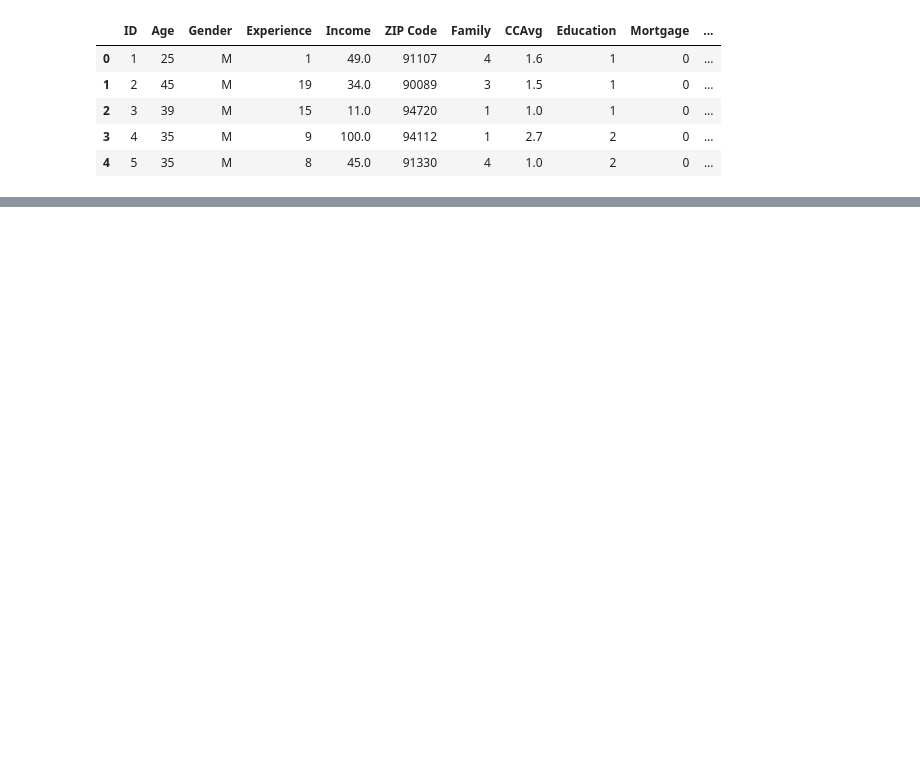
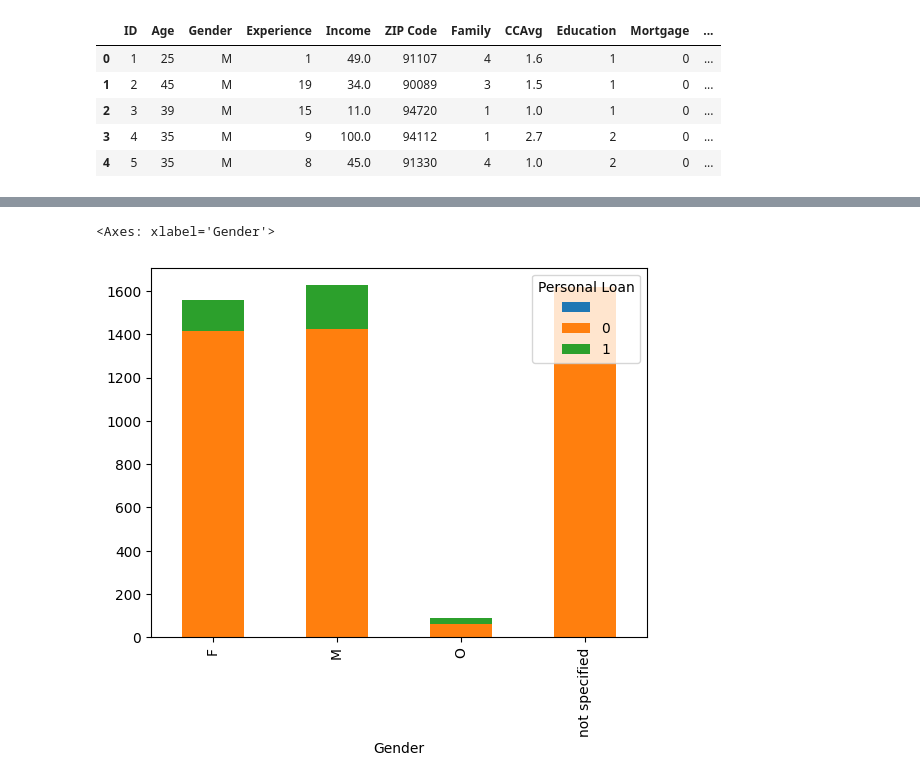
Before and after one commit to Angel-dash/Leaf, a Jupyter notebook: treeleaf.ipynb, the cells around one changed output, grey strips where cells are left out. Saved outputs shown, nothing was run; the diff lists cells and outputs as text; code cells hidden in the pictures; blank space fills up the shorter version.

```diff
--- a/treeleaf.ipynb
+++ b/treeleaf.ipynb
@@ -217,0 +286,5 @@ df.head()
+# %%
+pd.crosstab(df['Gender'], df['Personal Loan']).plot(kind='bar', stacked=True)
+# %% [output]
+<Axes: xlabel='Gender'>
+[figure, added]
```
Also changed, not shown: parts of 30 cells of this notebook.
